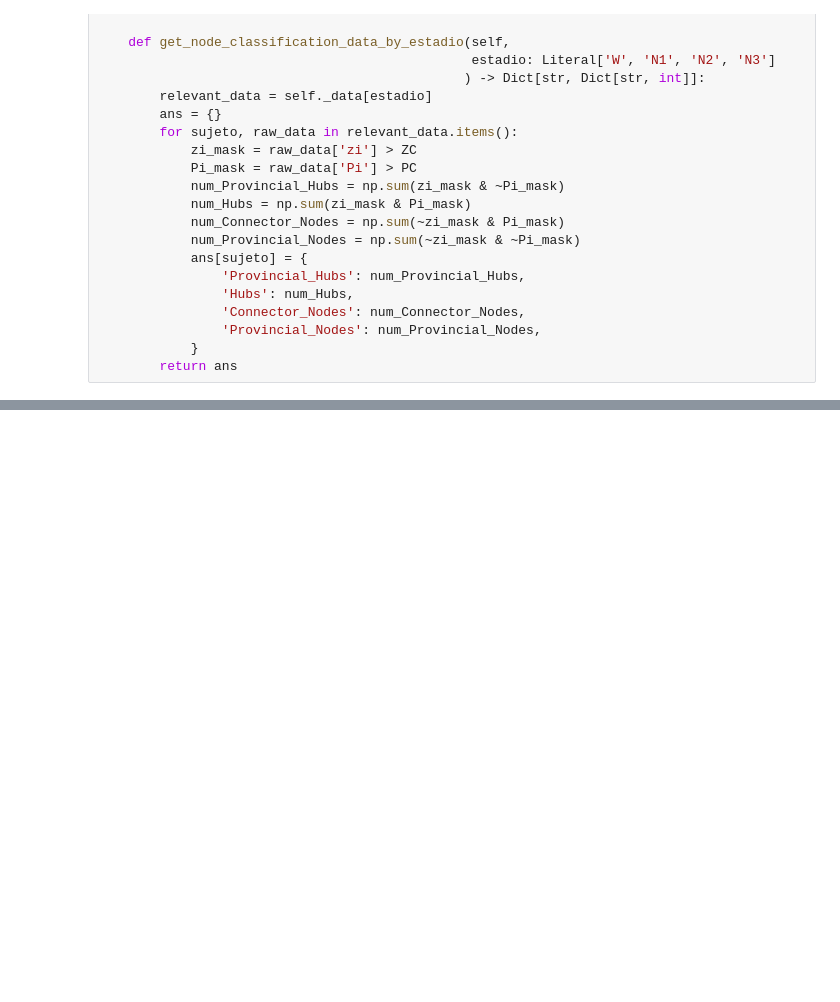
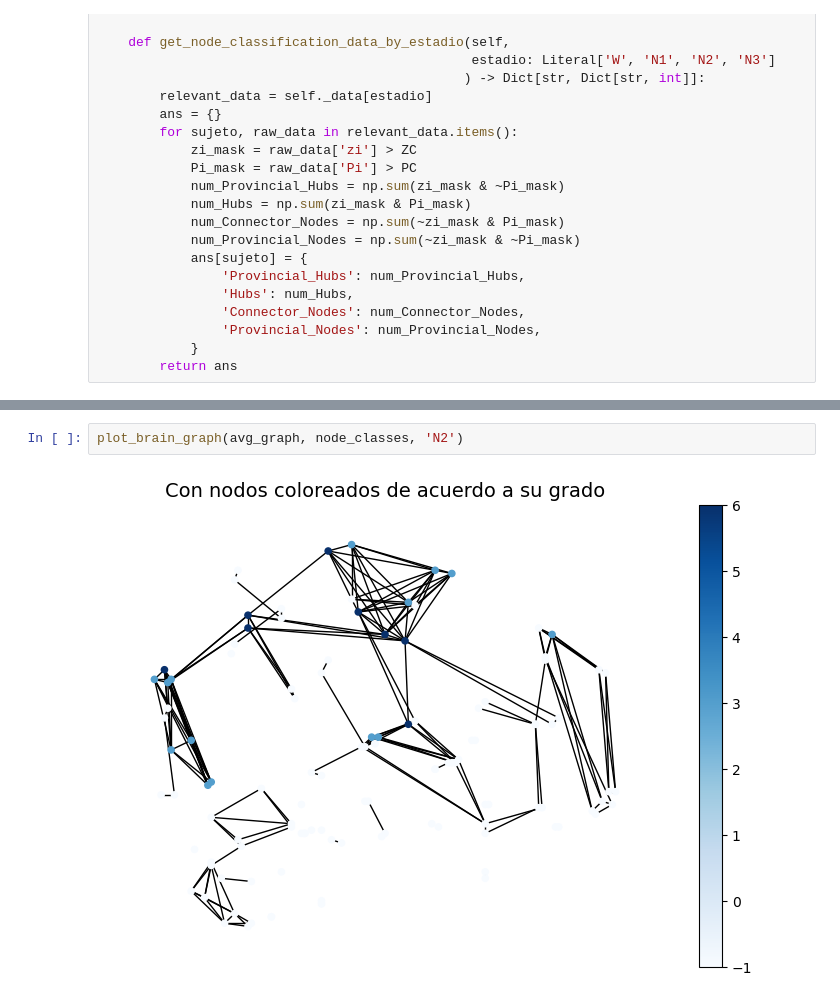
Before and after one commit to Nesterov-iurii/DMCyT, a Jupyter notebook: TP2_opc3.ipynb, the cells around one changed output, grey strips where cells are left out. Cells and saved outputs as stored; diff of their text form; blank space fills up the shorter version.

```diff
--- a/TP2_opc3.ipynb
+++ b/TP2_opc3.ipynb
@@ -197,0 +400,4 @@ avg_graphs[0]['W'].shape
+# %%
+plot_brain_graph(avg_graph, node_classes, 'N2')
+# %% [output]
+[figure, added]
```
Also changed, not shown: parts of 19 cells of this notebook.
